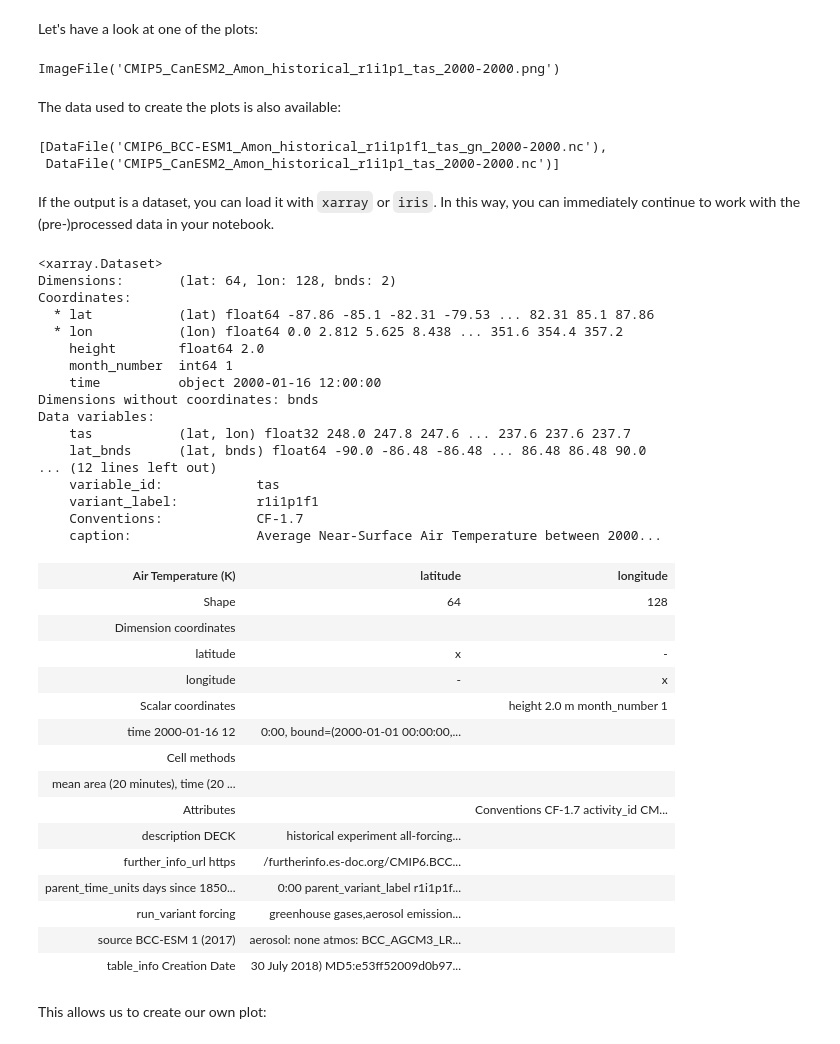
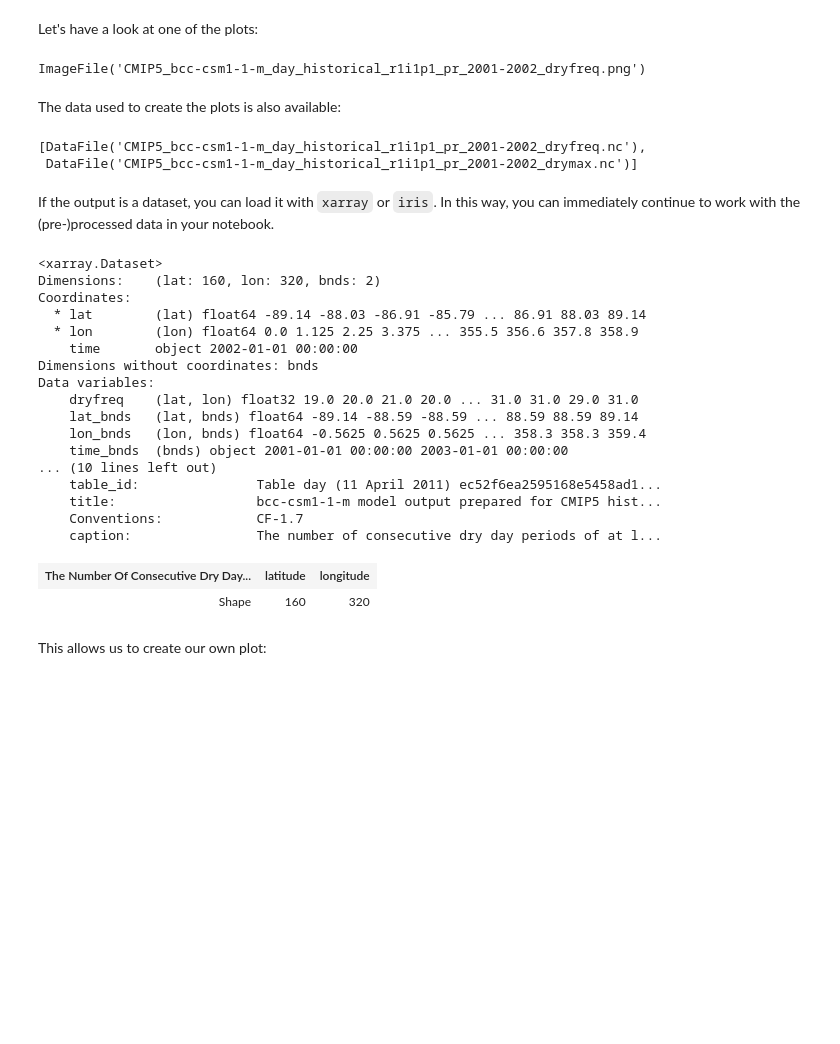
Before and after one commit to ESMValGroup/EGU22-short-course, a Jupyter notebook: notebooks/1_Introduction_to_ESMValTool.ipynb, the cells around one changed output. Cells and saved outputs as stored; diff of their text form; code cells hidden in the pictures; blank space fills up the shorter version.

```diff
--- a/notebooks/1_Introduction_to_ESMValTool.ipynb
+++ b/notebooks/1_Introduction_to_ESMValTool.ipynb
@@ -44,4 +38,4 @@ In this notebook, we'll just run the example recipe:
 # %%
-example_recipe = esmvaltool.get_recipe("examples/recipe_python.yml")
+example_recipe = esmvaltool.get_recipe("recipe_consecdrydays.yml")
 example_recipe
 # %% [output]
@@ -131,61 +133,47 @@ map/script1:
 # %% [markdown]
 Let's have a look at one of the plots:
 # %%
-maps = [f for f in output['map/script1'] if isinstance(f, esmvaltool.recipe_output.ImageFile)]
-maps[0]
+plots = [f for f in output['dry_days/consecutive_dry_days'] if isinstance(f, esmvaltool.recipe_output.ImageFile)]
+plots[1]
 # %% [output]
-ImageFile('CMIP5_CanESM2_Amon_historical_r1i1p1_tas_2000-2000.png')
+ImageFile('CMIP5_bcc-csm1-1-m_day_historical_r1i1p1_pr_2001-2002_dryfreq.png')
 # %% [markdown]
 The data used to create the plots is also available:
 # %%
-map_data_files = [f for f in output['map/script1'] if isinstance(f, esmvaltool.recipe_output.DataFile)]
-map_data_files
+data_files = [f for f in output['dry_days/consecutive_dry_days'] if isinstance(f, esmvaltool.recipe_output.DataFile)]
+data_files
 # %% [output]
-[DataFile('CMIP6_BCC-ESM1_Amon_historical_r1i1p1f1_tas_gn_2000-2000.nc'),
- DataFile('CMIP5_CanESM2_Amon_historical_r1i1p1_tas_2000-2000.nc')]
+[DataFile('CMIP5_bcc-csm1-1-m_day_historical_r1i1p1_pr_2001-2002_dryfreq.nc'),
+ DataFile('CMIP5_bcc-csm1-1-m_day_historical_r1i1p1_pr_2001-2002_drymax.nc')]
 # %% [markdown]
 If the output is a dataset, you can load it with `xarray` or `iris`. In this way, you can immediately continue to work with the (pre-)processed data in your notebook.
 # %%
-xrds = map_data_files[0].load_xarray()
+xrds = data_files[0].load_xarray()
 xrds
 # %% [output]
 <xarray.Dataset>
-Dimensions:       (lat: 64, lon: 128, bnds: 2)
+Dimensions:    (lat: 160, lon: 320, bnds: 2)
 Coordinates:
-  * lat           (lat) float64 -87.86 -85.1 -82.31 -79.53 ... 82.31 85.1 87.86
-  * lon           (lon) float64 0.0 2.812 5.625 8.438 ... 351.6 354.4 357.2
-    height        float64 2.0
-    month_number  int64 1
-    time          object 2000-01-16 12:00:00
+  * lat        (lat) float64 -89.14 -88.03 -86.91 -85.79 ... 86.91 88.03 89.14
+  * lon        (lon) float64 0.0 1.125 2.25 3.375 ... 355.5 356.6 357.8 358.9
+    time       object 2002-01-01 00:00:00
 Dimensions without coordinates: bnds
 Data variables:
-    tas           (lat, lon) float32 248.0 247.8 247.6 ... 237.6 237.6 237.7
-    lat_bnds      (lat, bnds) float64 -90.0 -86.48 -86.48 ... 86.48 86.48 90.0
-... (12 lines left out)
-    variable_id:            tas
-    variant_label:          r1i1p1f1
+    dryfreq    (lat, lon) float32 19.0 20.0 21.0 20.0 ... 31.0 31.0 29.0 31.0
+    lat_bnds   (lat, bnds) float64 -89.14 -88.59 -88.59 ... 88.59 88.59 89.14
+    lon_bnds   (lon, bnds) float64 -0.5625 0.5625 0.5625 ... 358.3 358.3 359.4
+    time_bnds  (bnds) object 2001-01-01 00:00:00 2003-01-01 00:00:00
+... (10 lines left out)
+    table_id:               Table day (11 April 2011) ec52f6ea2595168e5458ad1...
+    title:                  bcc-csm1-1-m model output prepared for CMIP5 hist...
     Conventions:            CF-1.7
-    caption:                Average Near-Surface Air Temperature between 2000...
+    caption:                The number of consecutive dry day periods of at l...
 # %%
-cube = map_data_files[0].load_iris()[0]
+cube = data_files[0].load_iris()[0]
 cube
 # %% [output]
-| Air Temperature (K) | latitude | longitude |
-| Shape | 64 | 128 |
-| Dimension coordinates |  |  |
-| latitude | x | - |
-| longitude | - | x |
-| Scalar coordinates |  | height 2.0 m month_number 1 |
-| time 2000-01-16 12 | 0:00, bound=(2000-01-01 00:00:00,... |  |
-| Cell methods |  |  |
-| mean area (20 minutes), time (20 ... |  |  |
-| Attributes |  | Conventions CF-1.7 activity_id CM... |
-| description DECK | historical experiment all-forcing... |  |
-| further_info_url https | /furtherinfo.es-doc.org/CMIP6.BCC... |  |
-| parent_time_units days since 1850... | 0:00 parent_variant_label r1i1p1f... |  |
-| run_variant forcing | greenhouse gases,aerosol emission... |  |
-| source BCC-ESM 1 (2017) | aerosol: none atmos: BCC_AGCM3_LR... |  |
-| table_info Creation Date | 30 July 2018) MD5:e53ff52009d0b97... |  |
+| The Number Of Consecutive Dry Day... | latitude | longitude |
+| Shape | 160 | 320 |
 # %% [markdown]
 This allows us to create our own plot:
 # %%
```
Also changed, not shown: parts of 11 cells of this notebook.
